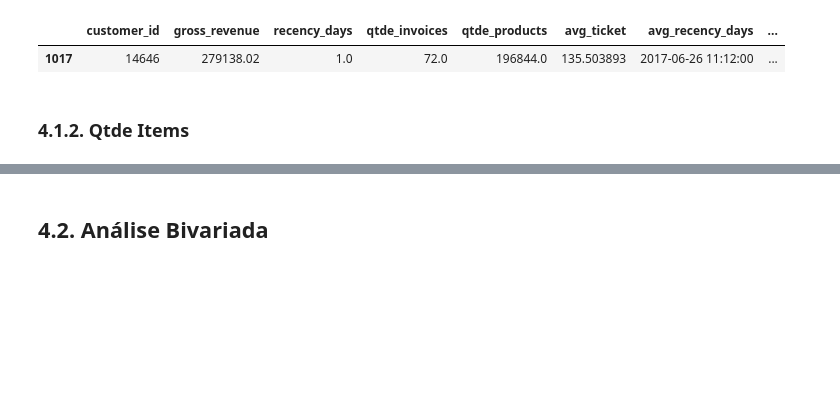
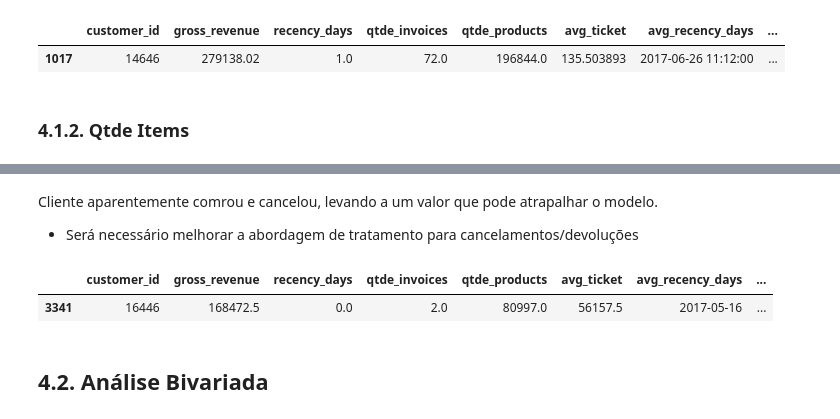
Before and after one commit to laurivansareta/insiders_clustering, a Jupyter notebook: notebooks/v1.0-ls-insiders_clustering.ipynb, the cells around one changed output, grey strips where cells are left out. Saved outputs shown, nothing was run; the diff lists cells and outputs as text; code cells hidden in the pictures; blank space fills up the shorter version.

```diff
--- a/notebooks/v1.0-ls-insiders_clustering.ipynb
+++ b/notebooks/v1.0-ls-insiders_clustering.ipynb
@@ -781,2 +803,11 @@ Report SWEETVIZ_REPORT.html was generated! NOTEBOOK/COLAB USERS: the web browser
+# %% [markdown]
+Cliente aparentemente comrou e cancelou, levando a um valor que pode atrapalhar o modelo.
+
+   - Será necessário melhorar a abordagem de tratamento para cancelamentos/devoluções
+# %%
+df4[df4['customer_id'] == 16446]
+# %% [output]
+|  | customer_id | gross_revenue | recency_days | qtde_invoices | qtde_products | avg_ticket | avg_recency_days | ... |
+| 3341 | 16446 | 168472.5 | 0.0 | 2.0 | 80997.0 | 56157.5 | 2017-05-16 | ... |
 # %% [markdown]
 ## 4.2. Análise Bivariada
```
Also changed, not shown: parts of 14 cells of this notebook.
